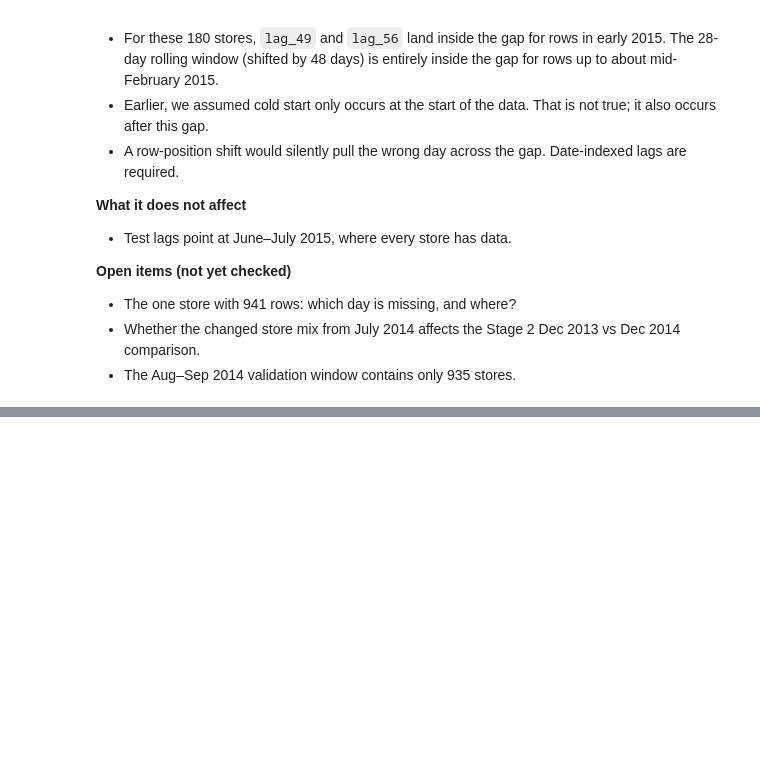
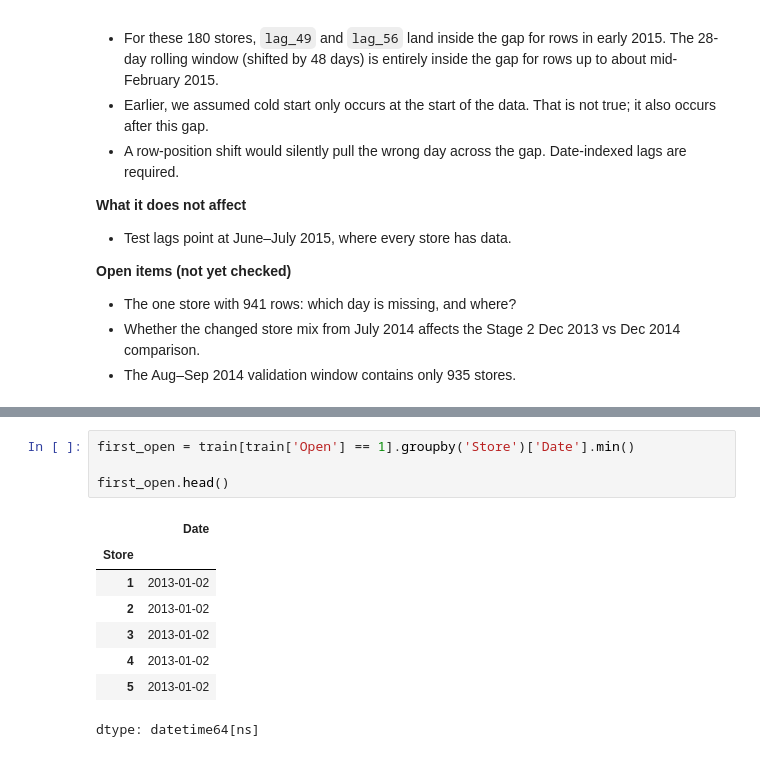
Before and after one commit to Aliraza-Amjad-Shaikh/demand-lens, a Jupyter notebook: notebooks/03_feature_engineering.ipynb, the cells around one changed output, grey strips where cells are left out. Cells and saved outputs as stored; diff of their text form; blank space fills up the shorter version.

```diff
--- a/notebooks/03_feature_engineering.ipynb
+++ b/notebooks/03_feature_engineering.ipynb
@@ -548,0 +585,13 @@ dtype: int64
+# %%
+first_open = train[train['Open'] == 1].groupby('Store')['Date'].min()
+
+first_open.head()
+# %% [output]
+|  | Date |
+| Store |  |
+| 1 | 2013-01-02 |
+| 2 | 2013-01-02 |
+| 3 | 2013-01-02 |
+| 4 | 2013-01-02 |
+| 5 | 2013-01-02 |
+dtype: datetime64[ns]
```
Also changed, not shown: parts of 29 cells of this notebook.
